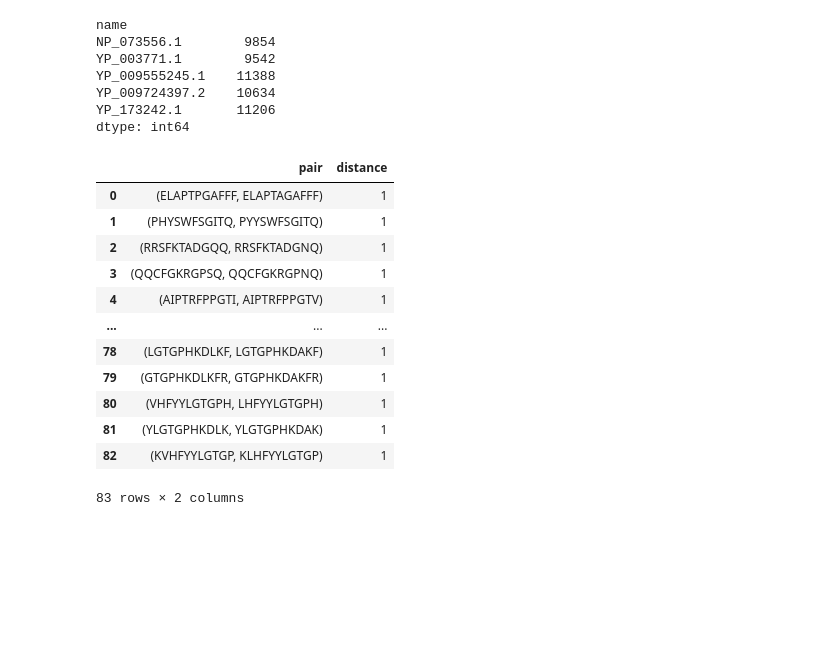
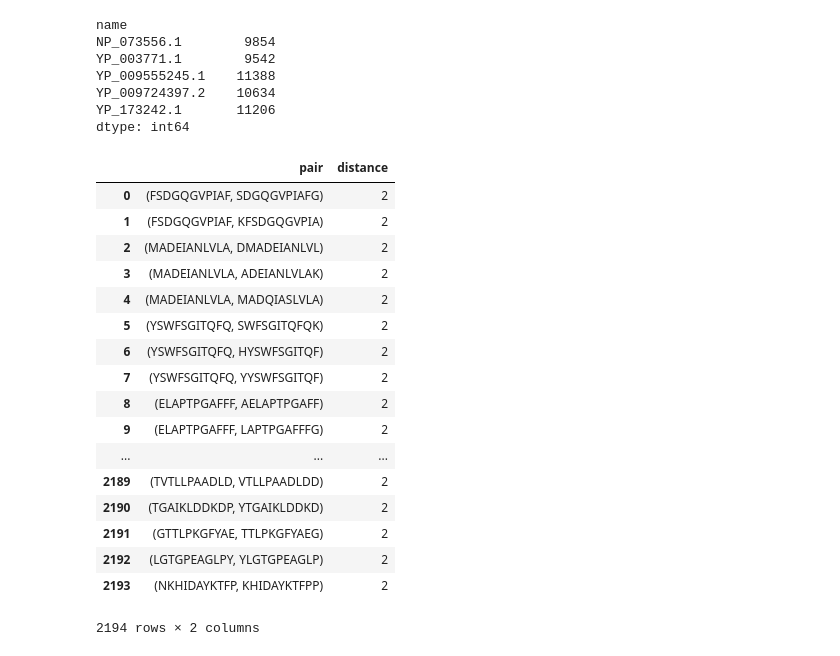
Before and after one commit to covid19-bh-machine-learning/master, a Jupyter notebook: epitope-clustering.ipynb, the cells around one changed output. Cells and saved outputs as stored; diff of their text form; code cells hidden in the pictures; blank space fills up the shorter version.

```diff
--- a/epitope-clustering.ipynb
+++ b/epitope-clustering.ipynb
@@ -48,33 +55,39 @@ peptides = df.peptide.unique()
 peptide_pairs = list(itertools.combinations(peptides, 2))
 # %%
 # Score each peptide pair
-distance_threshold = 1
+distance_threshold = 2
 
 peptide_pairs_scored = pd.DataFrame(columns=['pair', 'distance'])
 
 for pair in peptide_pairs:
-    distance = levenshtein(pair[0], pair[1])
+    #distance = levenshtein(pair[0], pair[1])
+    distance = jellyfish.damerau_levenshtein_distance(pair[0], pair[1])
     if (distance <= distance_threshold):
         peptide_pairs_scored = peptide_pairs_scored.append(pd.Series(
             [pair, distance],
              index=peptide_pairs_scored.columns),
              ignore_index=True)
 
 display(peptide_pairs_scored)
 # %% [output]
 |  | pair | distance |
-| 0 | (ELAPTPGAFFF, ELAPTAGAFFF) | 1 |
-| 1 | (PHYSWFSGITQ, PYYSWFSGITQ) | 1 |
-| 2 | (RRSFKTADGQQ, RRSFKTADGNQ) | 1 |
-| 3 | (QQCFGKRGPSQ, QQCFGKRGPNQ) | 1 |
-| 4 | (AIPTRFPPGTI, AIPTRFPPGTV) | 1 |
+| 0 | (FSDGQGVPIAF, SDGQGVPIAFG) | 2 |
+| 1 | (FSDGQGVPIAF, KFSDGQGVPIA) | 2 |
+| 2 | (MADEIANLVLA, DMADEIANLVL) | 2 |
+| 3 | (MADEIANLVLA, ADEIANLVLAK) | 2 |
+| 4 | (MADEIANLVLA, MADQIASLVLA) | 2 |
+| 5 | (YSWFSGITQFQ, SWFSGITQFQK) | 2 |
+| 6 | (YSWFSGITQFQ, HYSWFSGITQF) | 2 |
+| 7 | (YSWFSGITQFQ, YYSWFSGITQF) | 2 |
+| 8 | (ELAPTPGAFFF, AELAPTPGAFF) | 2 |
+| 9 | (ELAPTPGAFFF, LAPTPGAFFFG) | 2 |
 | ... | ... | ... |
-| 78 | (LGTGPHKDLKF, LGTGPHKDAKF) | 1 |
-| 79 | (GTGPHKDLKFR, GTGPHKDAKFR) | 1 |
-| 80 | (VHFYYLGTGPH, LHFYYLGTGPH) | 1 |
-| 81 | (YLGTGPHKDLK, YLGTGPHKDAK) | 1 |
-| 82 | (KVHFYYLGTGP, KLHFYYLGTGP) | 1 |
+| 2189 | (TVTLLPAADLD, VTLLPAADLDD) | 2 |
+| 2190 | (TGAIKLDDKDP, YTGAIKLDDKD) | 2 |
+| 2191 | (GTTLPKGFYAE, TTLPKGFYAEG) | 2 |
+| 2192 | (LGTGPEAGLPY, YLGTGPEAGLP) | 2 |
+| 2193 | (NKHIDAYKTFP, KHIDAYKTFPP) | 2 |
-83 rows × 2 columns
+2194 rows × 2 columns
 # %%
 peptide_pairs_scored[['p1', 'p2']] = pd.DataFrame(peptide_pairs_scored['pair'].tolist(), index=peptide_pairs_scored.index)
 # %%
```
Also changed, not shown: parts of 6 cells of this notebook.
